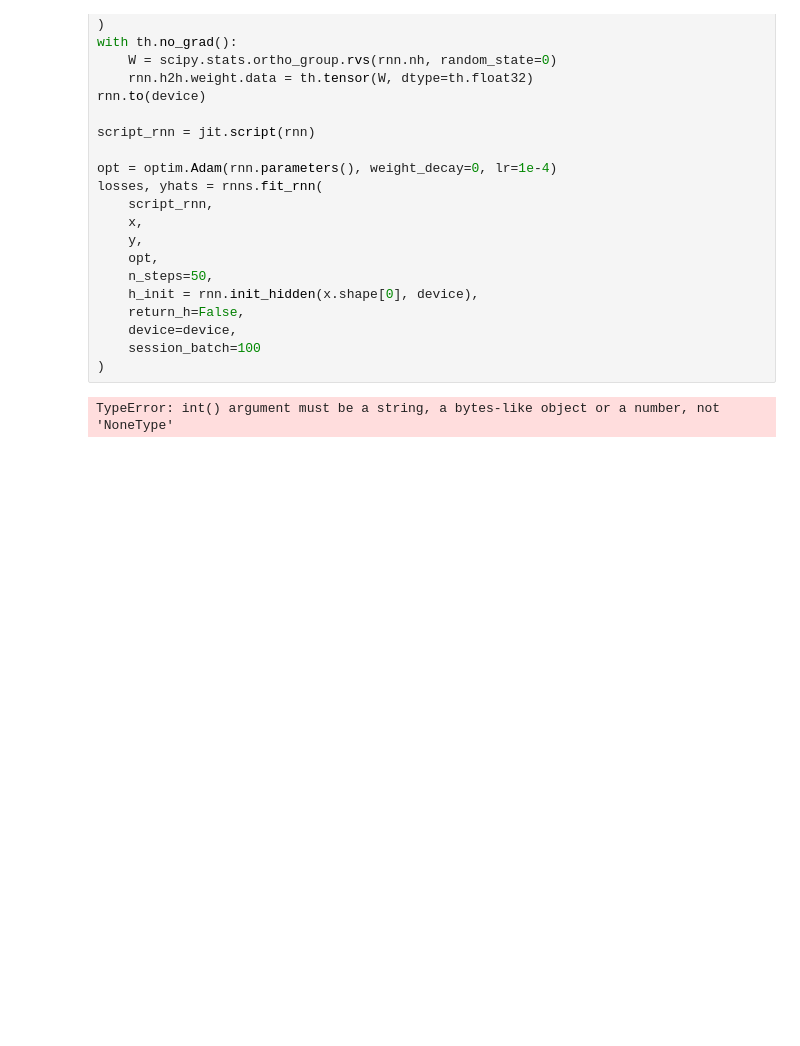
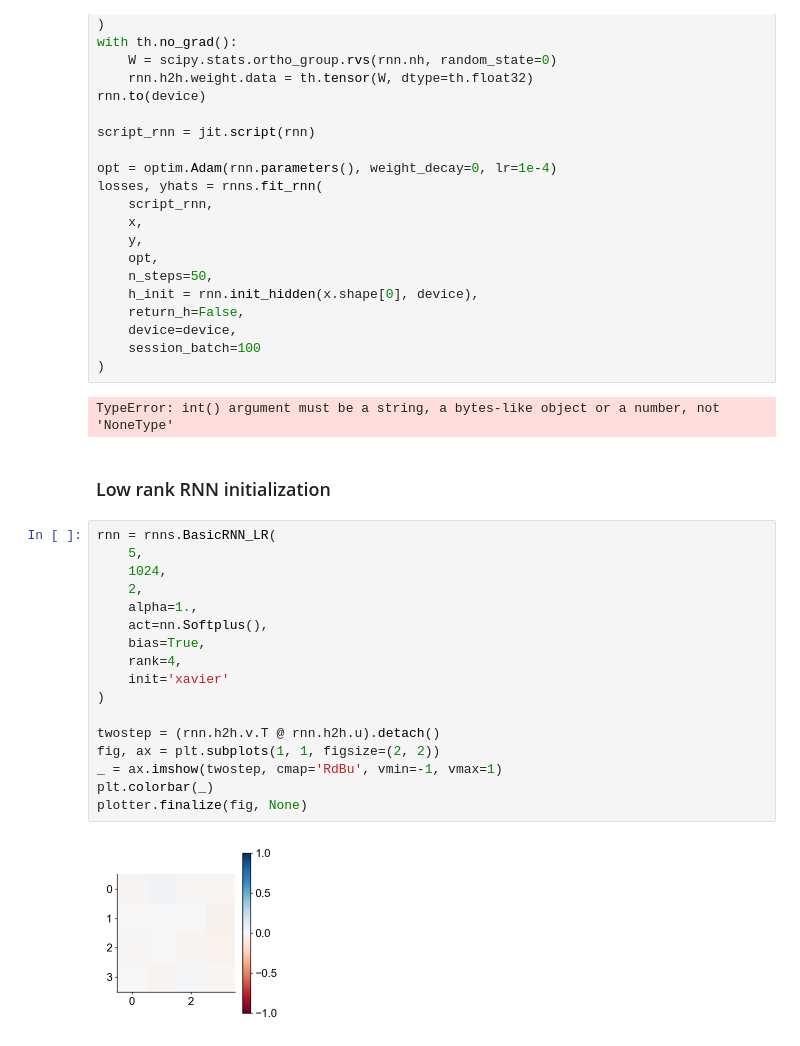
Before and after one commit to kaijfox/loop-dynamical-rnns, a Jupyter notebook: notebooks/24-07-17_driscoll-rnns.ipynb, the cells around one changed output. Saved outputs shown, nothing was run; the diff lists cells and outputs as text; blank space fills up the shorter version.

```diff
--- a/notebooks/24-07-17_driscoll-rnns.ipynb
+++ b/notebooks/24-07-17_driscoll-rnns.ipynb
@@ -591,3 +634,24 @@ losses, yhats = rnns.fit_rnn(
 # %%
 # %% [output]
 TypeError: int() argument must be a string, a bytes-like object or a number, not 'NoneType'
+# %% [markdown]
+### Low rank RNN initialization
+# %%
+rnn = rnns.BasicRNN_LR(
+    5,
+    1024,
+    2,
+    alpha=1.,
+    act=nn.Softplus(),
+    bias=True,
+    rank=4,
+    init='xavier'
+)
+
+twostep = (rnn.h2h.v.T @ rnn.h2h.u).detach()
+fig, ax = plt.subplots(1, 1, figsize=(2, 2))
+_ = ax.imshow(twostep, cmap='RdBu', vmin=-1, vmax=1)
+plt.colorbar(_)
+plotter.finalize(fig, None)
+# %% [output]
+[figure, added]
```
Also changed, not shown: parts of 5 cells of this notebook, 3 other files.
